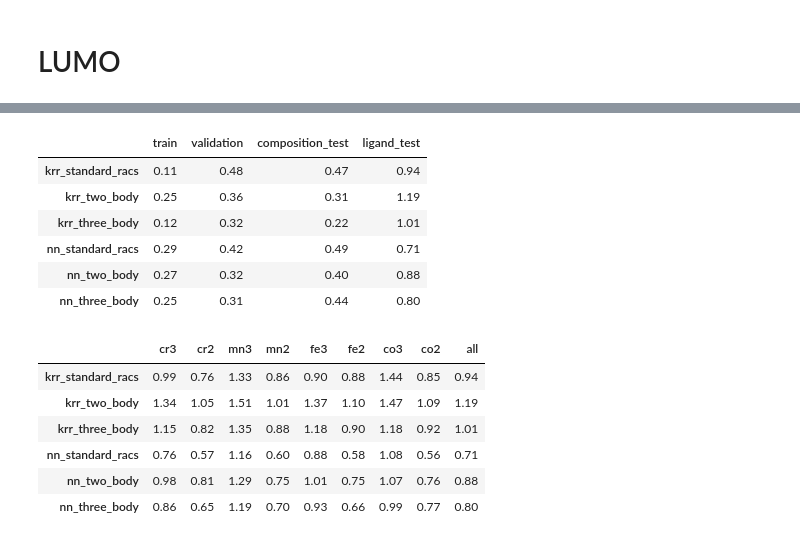
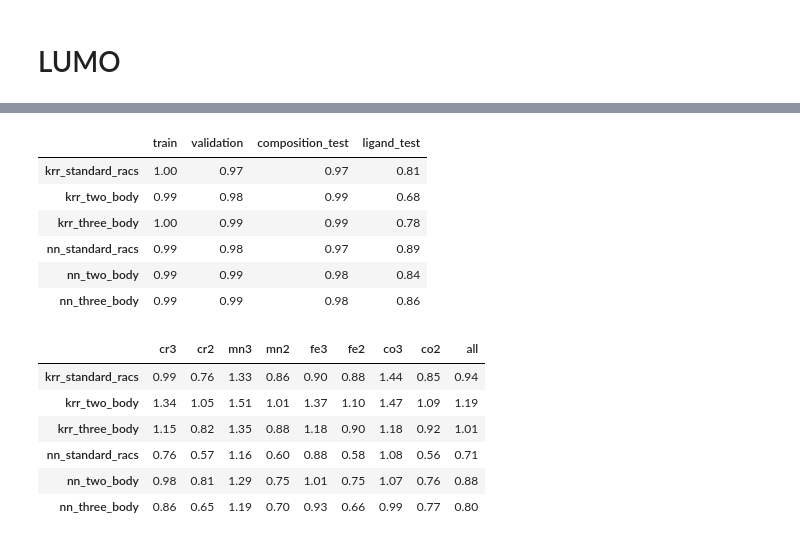
Before and after one commit to hjkgrp/many_body_ml, a Jupyter notebook: scripts_and_notebooks/scoring/model_scores_orbitals.ipynb, the cells around one changed output, grey strips where cells are left out. Saved outputs shown, nothing was run; the diff lists cells and outputs as text; code cells hidden in the pictures.

```diff
--- a/scripts_and_notebooks/scoring/model_scores_orbitals.ipynb
+++ b/scripts_and_notebooks/scoring/model_scores_orbitals.ipynb
@@ -212,13 +419,13 @@ metal_dependence("ligand_test", mean_absolute_error, transformation=homo_both).r
 # %%
-evaluate_metric(mean_absolute_error, transformation=lumo_both).round(2)
+evaluate_metric(r2_score, transformation=lumo_both).round(2)
 # %% [output]
 |  | train | validation | composition_test | ligand_test |
-| krr_standard_racs | 0.11 | 0.48 | 0.47 | 0.94 |
-| krr_two_body | 0.25 | 0.36 | 0.31 | 1.19 |
-| krr_three_body | 0.12 | 0.32 | 0.22 | 1.01 |
-| nn_standard_racs | 0.29 | 0.42 | 0.49 | 0.71 |
-| nn_two_body | 0.27 | 0.32 | 0.40 | 0.88 |
-| nn_three_body | 0.25 | 0.31 | 0.44 | 0.80 |
+| krr_standard_racs | 1.00 | 0.97 | 0.97 | 0.81 |
+| krr_two_body | 0.99 | 0.98 | 0.99 | 0.68 |
+| krr_three_body | 1.00 | 0.99 | 0.99 | 0.78 |
+| nn_standard_racs | 0.99 | 0.98 | 0.97 | 0.89 |
+| nn_two_body | 0.99 | 0.99 | 0.98 | 0.84 |
+| nn_three_body | 0.99 | 0.99 | 0.98 | 0.86 |
 # %%
 metal_dependence("ligand_test", mean_absolute_error, transformation=lumo_both).round(2)
 # %% [output]
```
Also changed, not shown: parts of 23 cells of this notebook.
